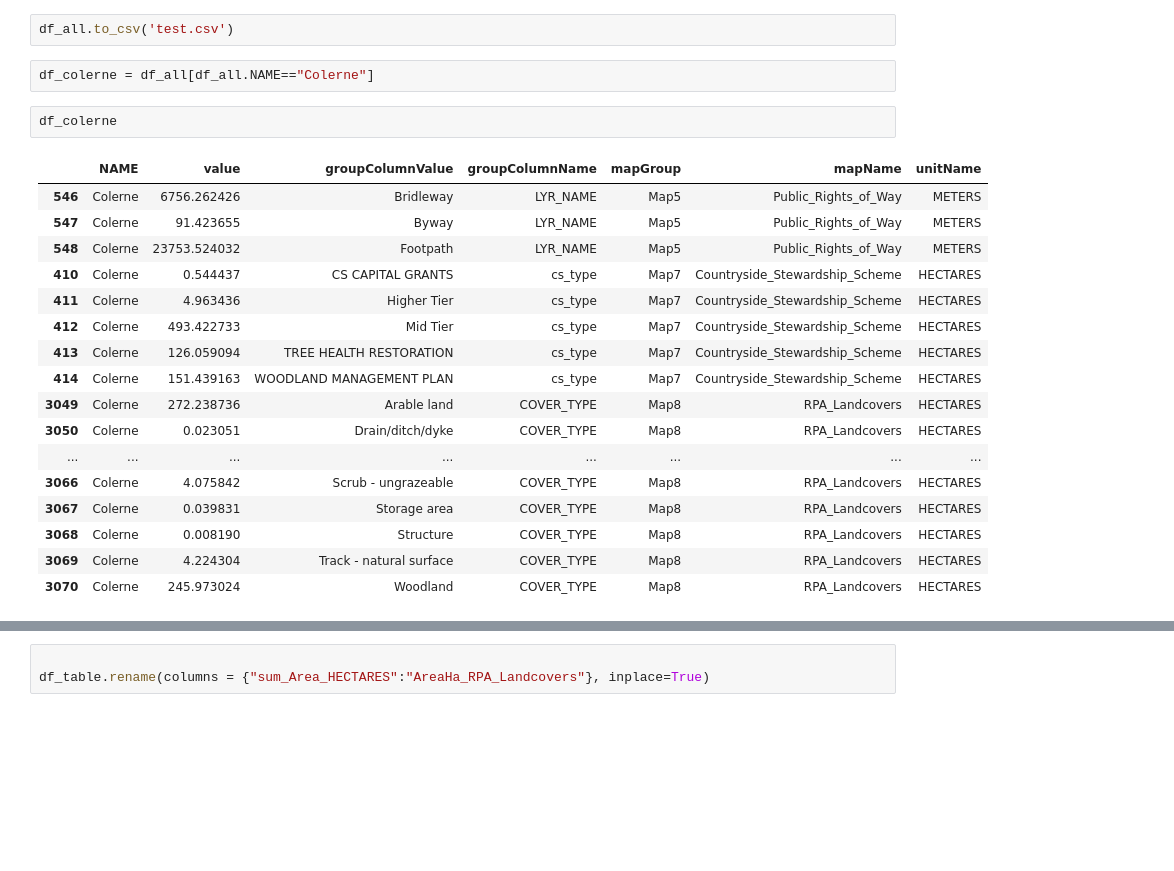
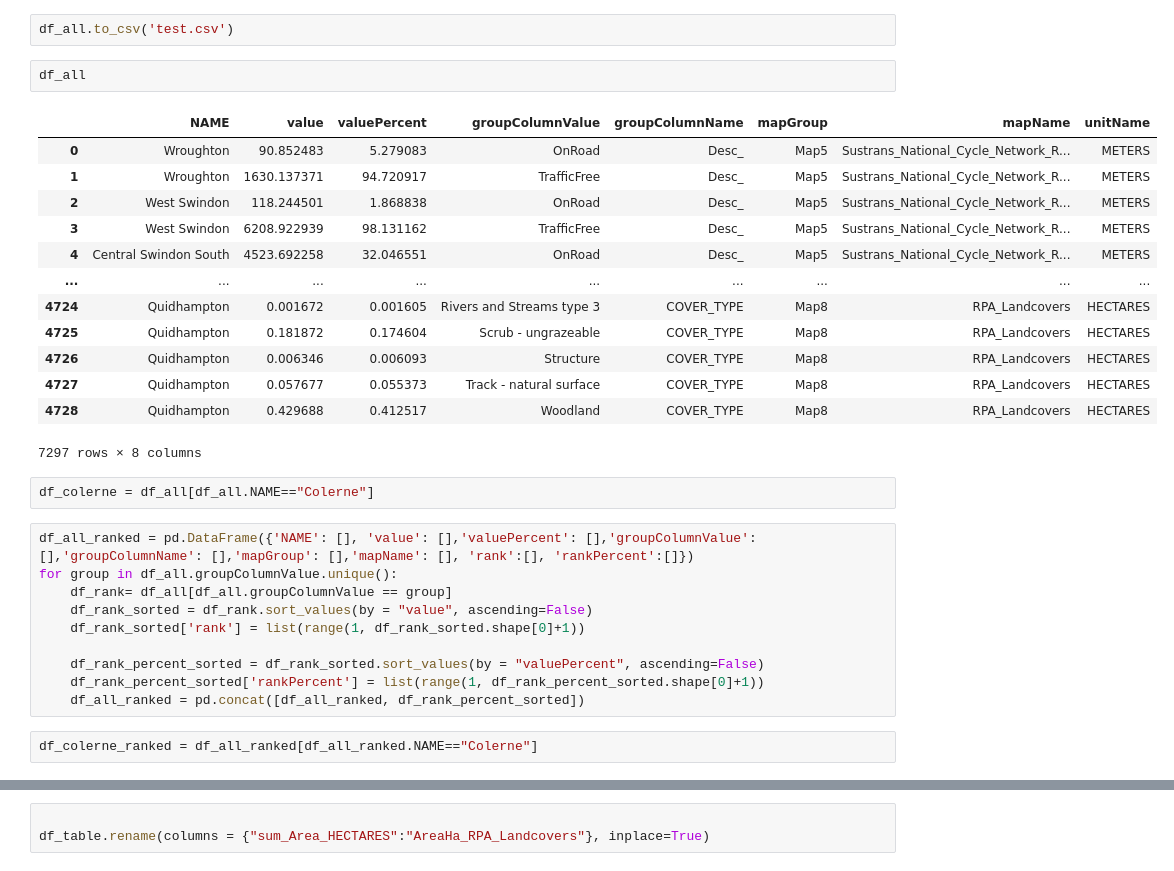
Before and after one commit to lara-spearman/map-outputs, a Jupyter notebook: summarise within analysis.ipynb, the cells around one changed output, grey strips where cells are left out. Cells and saved outputs as stored; diff of their text form; blank space fills up the shorter version.

```diff
--- a/summarise within analysis.ipynb
+++ b/summarise within analysis.ipynb
@@ -127,25 +136,33 @@ Index(['NAME', 'Join_ID', 'groupColumnValue', 'value', 'Polygon_Count',
       dtype='object')
 # %%
 df_all.to_csv('test.csv')
+# %%
+df_all
+# %% [output]
+|  | NAME | value | valuePercent | groupColumnValue | groupColumnName | mapGroup | mapName | unitName |
+| 0 | Wroughton | 90.852483 | 5.279083 | OnRoad | Desc_ | Map5 | Sustrans_National_Cycle_Network_R... | METERS |
+| 1 | Wroughton | 1630.137371 | 94.720917 | TrafficFree | Desc_ | Map5 | Sustrans_National_Cycle_Network_R... | METERS |
+| 2 | West Swindon | 118.244501 | 1.868838 | OnRoad | Desc_ | Map5 | Sustrans_National_Cycle_Network_R... | METERS |
+| 3 | West Swindon | 6208.922939 | 98.131162 | TrafficFree | Desc_ | Map5 | Sustrans_National_Cycle_Network_R... | METERS |
+| 4 | Central Swindon South | 4523.692258 | 32.046551 | OnRoad | Desc_ | Map5 | Sustrans_National_Cycle_Network_R... | METERS |
+| ... | ... | ... | ... | ... | ... | ... | ... | ... |
+| 4724 | Quidhampton | 0.001672 | 0.001605 | Rivers and Streams type 3 | COVER_TYPE | Map8 | RPA_Landcovers | HECTARES |
+| 4725 | Quidhampton | 0.181872 | 0.174604 | Scrub - ungrazeable | COVER_TYPE | Map8 | RPA_Landcovers | HECTARES |
+| 4726 | Quidhampton | 0.006346 | 0.006093 | Structure | COVER_TYPE | Map8 | RPA_Landcovers | HECTARES |
+| 4727 | Quidhampton | 0.057677 | 0.055373 | Track - natural surface | COVER_TYPE | Map8 | RPA_Landcovers | HECTARES |
+| 4728 | Quidhampton | 0.429688 | 0.412517 | Woodland | COVER_TYPE | Map8 | RPA_Landcovers | HECTARES |
+7297 rows × 8 columns
 # %%
 df_colerne = df_all[df_all.NAME=="Colerne"]
-# %%
-df_colerne
-# %% [output]
-|  | NAME | value | groupColumnValue | groupColumnName | mapGroup | mapName | unitName |
-| 546 | Colerne | 6756.262426 | Bridleway | LYR_NAME | Map5 | Public_Rights_of_Way | METERS |
-| 547 | Colerne | 91.423655 | Byway | LYR_NAME | Map5 | Public_Rights_of_Way | METERS |
-| 548 | Colerne | 23753.524032 | Footpath | LYR_NAME | Map5 | Public_Rights_of_Way | METERS |
-| 410 | Colerne | 0.544437 | CS CAPITAL GRANTS | cs_type | Map7 | Countryside_Stewardship_Scheme | HECTARES |
-| 411 | Colerne | 4.963436 | Higher Tier | cs_type | Map7 | Countryside_Stewardship_Scheme | HECTARES |
-| 412 | Colerne | 493.422733 | Mid Tier | cs_type | Map7 | Countryside_Stewardship_Scheme | HECTARES |
-| 413 | Colerne | 126.059094 | TREE HEALTH RESTORATION | cs_type | Map7 | Countryside_Stewardship_Scheme | HECTARES |
-| 414 | Colerne | 151.439163 | WOODLAND MANAGEMENT PLAN | cs_type | Map7 | Countryside_Stewardship_Scheme | HECTARES |
-| 3049 | Colerne | 272.238736 | Arable land | COVER_TYPE | Map8 | RPA_Landcovers | HECTARES |
-| 3050 | Colerne | 0.023051 | Drain/ditch/dyke | COVER_TYPE | Map8 | RPA_Landcovers | HECTARES |
-| ... | ... | ... | ... | ... | ... | ... | ... |
-| 3066 | Colerne | 4.075842 | Scrub - ungrazeable | COVER_TYPE | Map8 | RPA_Landcovers | HECTARES |
-| 3067 | Colerne | 0.039831 | Storage area | COVER_TYPE | Map8 | RPA_Landcovers | HECTARES |
-| 3068 | Colerne | 0.008190 | Structure | COVER_TYPE | Map8 | RPA_Landcovers | HECTARES |
-| 3069 | Colerne | 4.224304 | Track - natural surface | COVER_TYPE | Map8 | RPA_Landcovers | HECTARES |
-| 3070 | Colerne | 245.973024 | Woodland | COVER_TYPE | Map8 | RPA_Landcovers | HECTARES |
+# %%
+df_all_ranked = pd.DataFrame({'NAME': [], 'value': [],'valuePercent': [],'groupColumnValue': [],'groupColumnName': [],'mapGroup': [],'mapName': [], 'rank':[], 'rankPercent':[]})
+for group in df_all.groupColumnValue.unique():
+    df_rank= df_all[df_all.groupColumnValue == group]
+    df_rank_sorted = df_rank.sort_values(by = "value", ascending=False)
+    df_rank_sorted['rank'] = list(range(1, df_rank_sorted.shape[0]+1))
+
+    df_rank_percent_sorted = df_rank_sorted.sort_values(by = "valuePercent", ascending=False)
+    df_rank_percent_sorted['rankPercent'] = list(range(1, df_rank_percent_sorted.shape[0]+1))
+    df_all_ranked = pd.concat([df_all_ranked, df_rank_percent_sorted])
+# %%
+df_colerne_ranked = df_all_ranked[df_all_ranked.NAME=="Colerne"]
```
Also changed, not shown: parts of 4 cells of this notebook, 2 other files.
